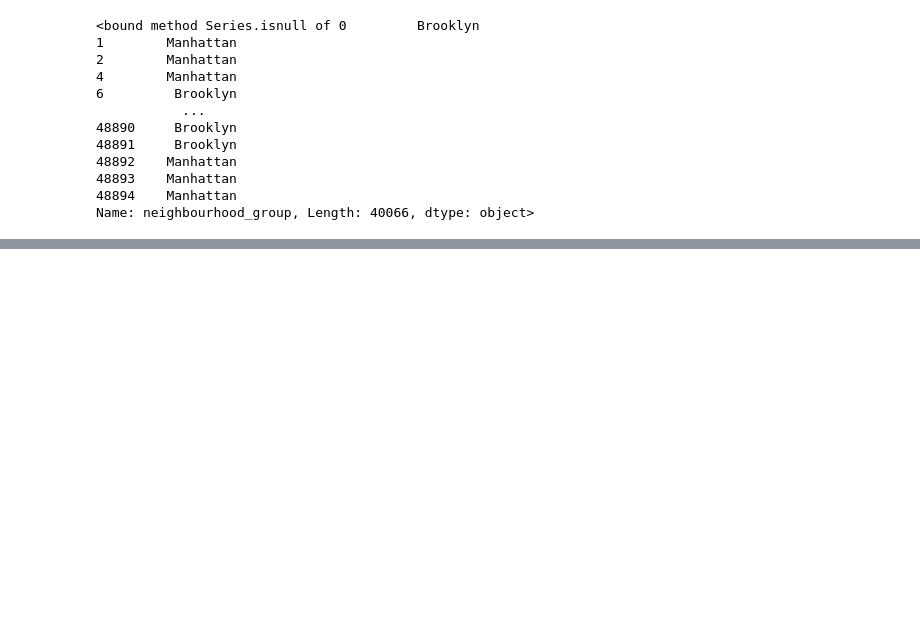
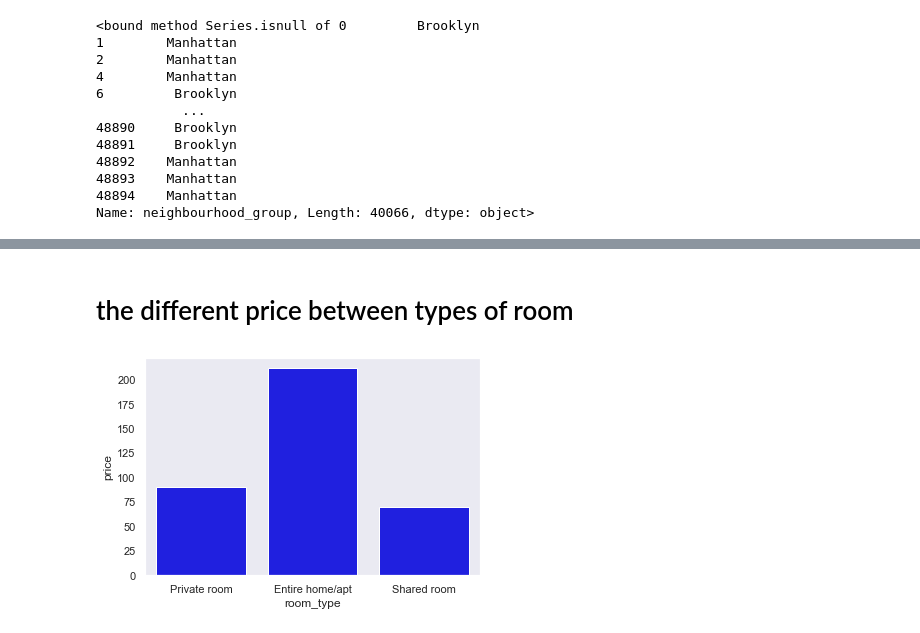
Before and after one commit to Reem1428/EDA_New-York-City-Airbnb, a Jupyter notebook: eda.ipynb, the cells around one changed output, grey strips where cells are left out. Saved outputs shown, nothing was run; the diff lists cells and outputs as text; code cells hidden in the pictures; blank space fills up the shorter version.

```diff
--- a/eda.ipynb
+++ b/eda.ipynb
@@ -372,0 +373,6 @@ ax2.scatter('neighbourhood_group','number_of_reviews',data=df1.head(1000));
+# %% [markdown]
+# the different price between types of room
+# %%
+sns.barplot(df['room_type'],df['price'],color='blue',ci=None);
+# %% [output]
+[figure, added]
```
Also changed, not shown: parts of 15 cells of this notebook.
